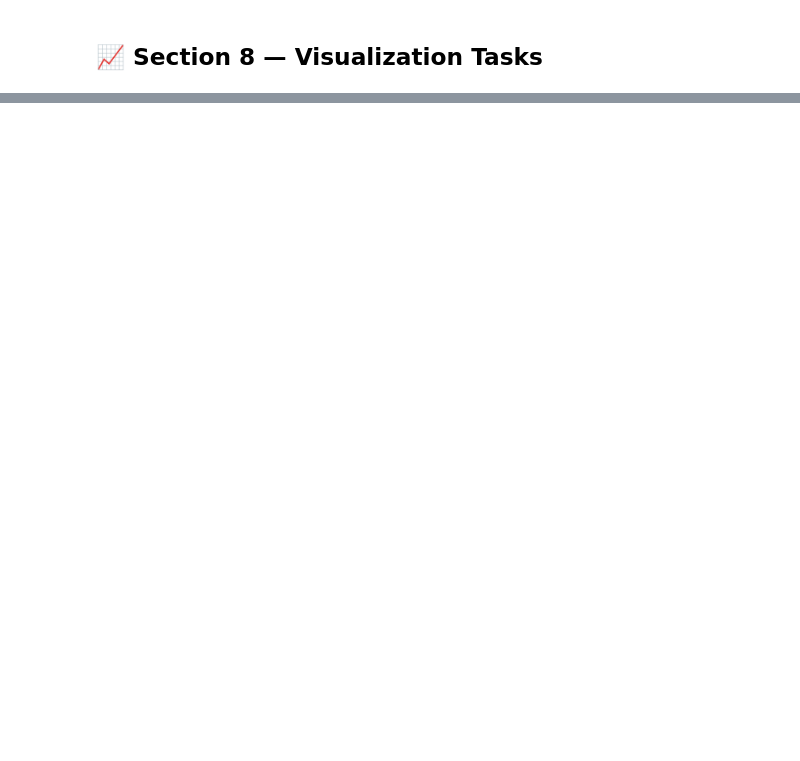
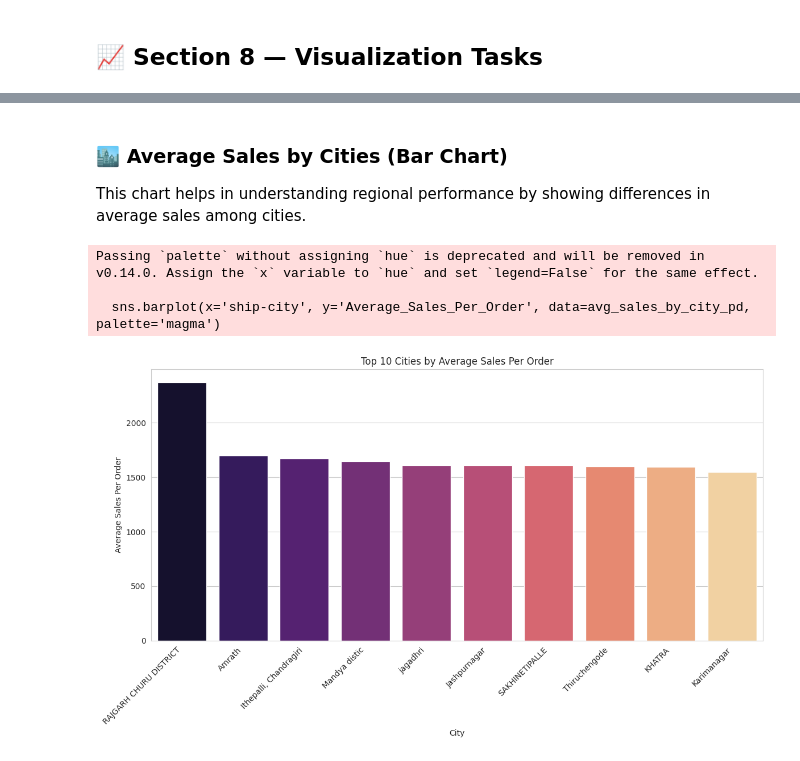
Before and after one commit to KursaDSc/-Amazon-E-Commerce-Sales-Data-Analysis-using-PySpark, a Jupyter notebook: Amazon_Sales_Dataset_Project.ipynb, the cells around one changed output, grey strips where cells are left out. Drawn from its saved outputs; the diff is of its cells as text; code cells hidden in the pictures; blank space fills up the shorter version.

```diff
--- a/Amazon_Sales_Dataset_Project.ipynb
+++ b/Amazon_Sales_Dataset_Project.ipynb
@@ -771,0 +1093,30 @@ Distributed storage systems like **HDFS (Hadoop Distributed File System)** and *
+# %% [markdown]
+### 🏙️ Average Sales by Cities (Bar Chart)
+This chart helps in understanding regional performance by showing differences in average sales among cities.
+# %%
+## 3. AVERAGE SALES BY CITIES (BAR CHART)
+
+# Prepare data: Aggregate average sales by ship-city
+avg_sales_by_city_df = amazon_df \
+    .groupBy("ship-city") \
+    .agg(round(avg("Amount"), 2).alias("Average_Sales_Per_Order")) \
+    .orderBy(col("Average_Sales_Per_Order").desc()) \
+    .limit(10) # Showing top 10 cities by average sales
+
+# Convert to Pandas for visualization
+avg_sales_by_city_pd = avg_sales_by_city_df.toPandas()
+
+# Create Bar Chart
+plt.figure(figsize=(12, 7))
+sns.barplot(x='ship-city', y='Average_Sales_Per_Order', data=avg_sales_by_city_pd, palette='magma')
+plt.title('Top 10 Cities by Average Sales Per Order')
+plt.xlabel('City')
+plt.ylabel('Average Sales Per Order')
+plt.xticks(rotation=45, ha='right')
+plt.tight_layout()
+plt.show()
+# %% [output]
+Passing `palette` without assigning `hue` is deprecated and will be removed in v0.14.0. Assign the `x` variable to `hue` and set `legend=False` for the same effect.
+
+  sns.barplot(x='ship-city', y='Average_Sales_Per_Order', data=avg_sales_by_city_pd, palette='magma')
+[figure, added]
```
Also changed, not shown: parts of 37 cells of this notebook.
